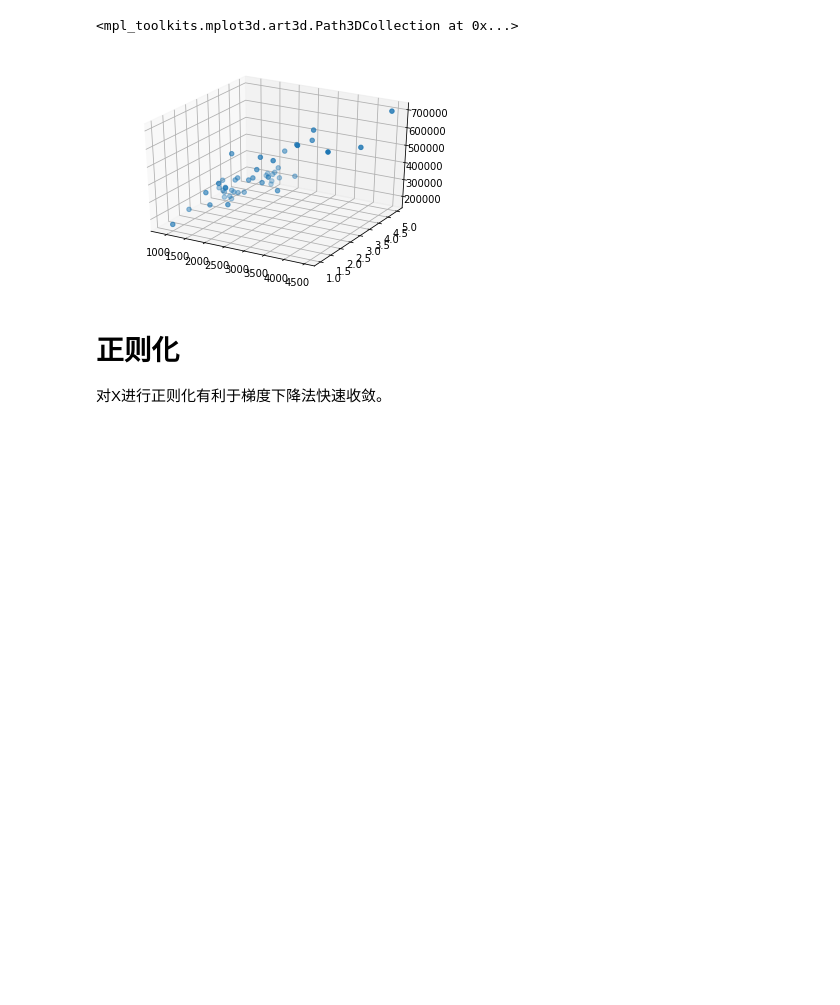
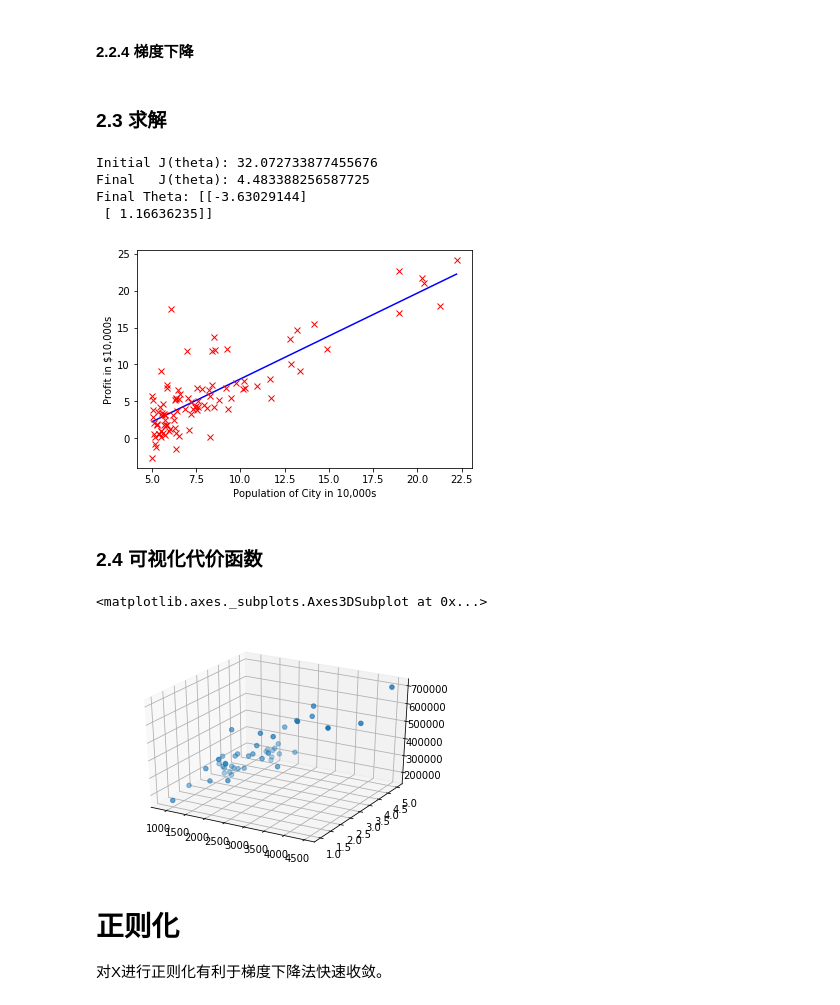
Before and after one commit to mvpboss1004/coursera_andrewng_ml, a Jupyter notebook: machine-learning-ex1/ex1/ex1.ipynb, the cells around one changed output. Cells and saved outputs as stored; diff of their text form; code cells hidden in the pictures; blank space fills up the shorter version.

```diff
--- a/machine-learning-ex1/ex1/ex1.ipynb
+++ b/machine-learning-ex1/ex1/ex1.ipynb
@@ -6,20 +45,54 @@
+# %%
+def J(X, y, theta):
+    D = X*theta - y
+    return (1/(2*len(y)) * (D.T*D))[0,0]
+# %% [markdown]
+#### 2.2.4 梯度下降
+# %%
+def gradientDescent(X, y, theta, alpha, num_iters):
+    J_history = []
+    for iter in range(0, num_iters):
+        theta = theta - (alpha/m) * ((X*theta-y).T*X).T
+        J_history.append(J(X,y,theta))
+    return theta, J_history
+# %% [markdown]
+### 2.3 求解
+# %%
+num_iters = 1500
+alpha = 0.01
+theta = np.mat(np.zeros(2)).reshape(2,1)
+print('Initial J(theta): %s' % J(X,y,theta))
+theta, J_history = gradientDescent(X, y, theta, alpha, num_iters)
+print('Final   J(theta): %s' % J(X,y,theta))
+print('Final Theta: %s' % theta)
+
+xdata = [np.min(raw_data[:,0]), np.max(raw_data[:,0])]
+ydata = [np.mat([1,xdata[0]])*theta, np.mat([1,xdata[1]])*theta]
+fig,ax = plt.subplots()
+ax.add_line(Line2D(xdata, ydata, color='blue'))
+plt.plot(raw_data[:,0], raw_data[:,1], 'rx')
+plt.xlabel('Population of City in 10,000s')
+plt.ylabel('Profit in $10,000s')
+plt.show()
+# %% [output]
+Initial J(theta): 32.072733877455676
+Final   J(theta): 4.483388256587725
+Final Theta: [[-3.63029144]
+ [ 1.16636235]]
+[figure, added]
+# %% [markdown]
+### 2.4 可视化代价函数
 # %%
-%matplotlib inline
-import numpy as np
-import matplotlib.pyplot as plt
-from mpl_toolkits.mplot3d import Axes3D
-from sklearn.preprocessing import StandardScaler
-from sklearn.linear_model import LinearRegression
-from sklearn.model_selection import train_test_split
 raw_data = np.loadtxt('ex1data2.txt', delimiter=',')
 m = len(raw_data)
-X = np.mat([np.ones(m), raw_data[:,0], raw_data[:,1]]).reshape(m,3)
+X = np.mat(list(zip(np.ones(m),raw_data[:,0],raw_data[:,1])))
 y = np.mat(raw_data[:,2]).reshape(m,1)
 fig = plt.figure()
 ax = fig.add_subplot(111, projection='3d')
 ax.scatter(raw_data[:,0], raw_data[:,1], raw_data[:,2])
+ax
 # %% [output]
-<mpl_toolkits.mplot3d.art3d.Path3DCollection at 0x...>
+<matplotlib.axes._subplots.Axes3DSubplot at 0x...>
 [figure]
 # %% [markdown]
 # 正则化
```
Also changed, not shown: parts of 9 cells of this notebook.
